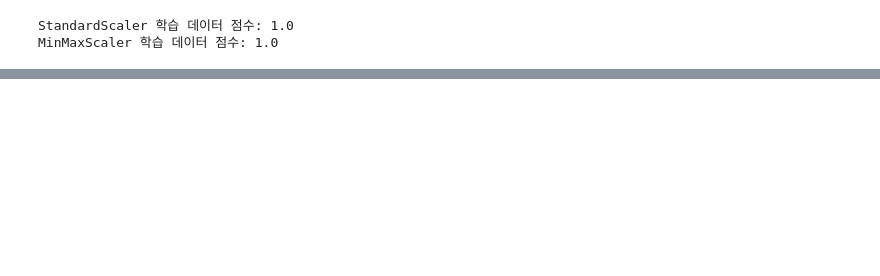
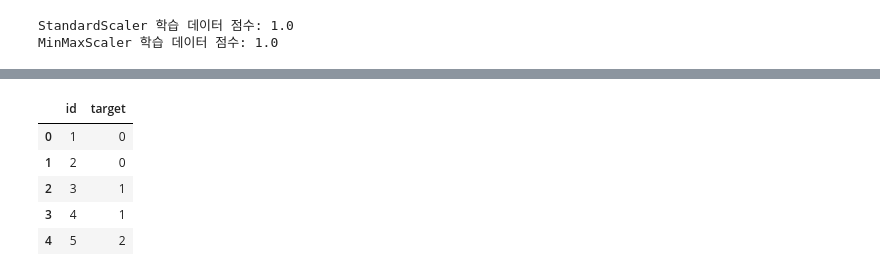
Before and after one commit to Park-Young-Bin/Python_Projects, a Jupyter notebook: 데이콘/[데이콘] 손동작 분류 경진대회.ipynb, the cells around one changed output, grey strips where cells are left out. Saved outputs shown, nothing was run; the diff lists cells and outputs as text; code cells hidden in the pictures; blank space fills up the shorter version.

```diff
--- a/데이콘/[데이콘] 손동작 분류 경진대회.ipynb
+++ b/데이콘/[데이콘] 손동작 분류 경진대회.ipynb
@@ -458,0 +563,3 @@ gs_m = GridSearchCV(estimator=pipeline_m, param_grid=param_grid, cv=5, n_jobs=-1
+# %%
+X_train = train.iloc[:, 1:-1]
+y_train = train.target
@@ -458,0 +587,12 @@ gs_m = GridSearchCV(estimator=pipeline_m, param_grid=param_grid, cv=5, n_jobs=-1
+# %%
+# 모델 생성
+svc_model = SVC()
+
+# 모델 학습
+svc_model.fit(X_train, y_train)
+
+# 예측 값 확인
+y_pred = svc_model.predict(X_train)
+
+# 모델 평가
+print('학습 데이터 평가: {}'.format(accuracy_score(y_train, y_pred)))
@@ -458,0 +603,3 @@ gs_m = GridSearchCV(estimator=pipeline_m, param_grid=param_grid, cv=5, n_jobs=-1
+# %%
+X_test = test.iloc[:, 1:]
+X_test.head()
@@ -458,0 +616,4 @@ gs_m = GridSearchCV(estimator=pipeline_m, param_grid=param_grid, cv=5, n_jobs=-1
+# %%
+# submission 데이터 셋 복사
+svc = submission.copy()
+svc.head()
@@ -458,0 +627,11 @@ gs_m = GridSearchCV(estimator=pipeline_m, param_grid=param_grid, cv=5, n_jobs=-1
+# %%
+# 예측 값을 LightLGBM에 대입
+svc['target'] = svc_model.predict(X_test)
+svc.head()
+# %% [output]
+|  | id | target |
+| 0 | 1 | 0 |
+| 1 | 2 | 0 |
+| 2 | 3 | 1 |
+| 3 | 4 | 1 |
+| 4 | 5 | 2 |
```
Also changed, not shown: parts of 45 cells of this notebook.
